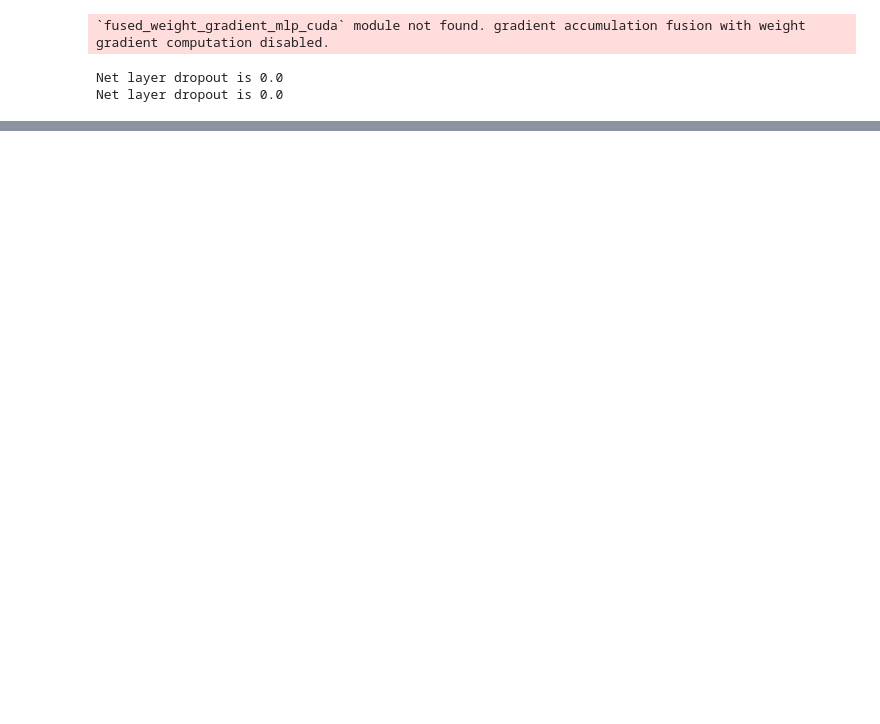
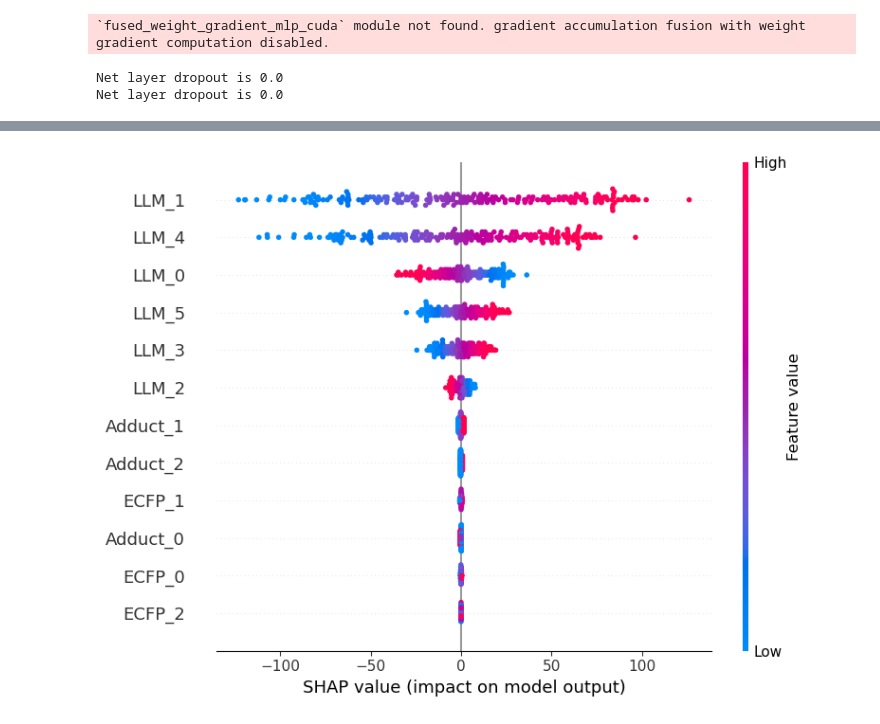
Before and after one commit to NeoNexusX/CCSLLM, a Jupyter notebook: test.ipynb, the cells around one changed output, grey strips where cells are left out. Cells and saved outputs as stored; diff of their text form; code cells hidden in the pictures; blank space fills up the shorter version.

```diff
--- a/test.ipynb
+++ b/test.ipynb
@@ -144,0 +172,21 @@ IndexError: tuple index out of range
+# %%
+# 1. 确定需要显示的特征索引
+selected_indices = list(range(6)) + list(range(32, 35)) + list(range(64, 67))  # 前10个和第30-40个特征
+
+# 2. 筛选 SHAP 值和特征名称
+shap_values_selected = shap_values[:, selected_indices]  # 筛选 SHAP 值
+features_name_selected = [features_name[i] for i in selected_indices]  # 筛选特征名称
+
+# 3. 筛选测试数据的特征列
+test_pred_selected = test_pred[:200, selected_indices]  # 筛选相同的特征列
+
+# 4. 绘制 SHAP 摘要图
+shap.summary_plot(
+    shap_values_selected,  # 筛选后的 SHAP 值
+    test_pred_selected,    # 筛选后的测试数据
+    feature_names=features_name_selected,  # 筛选后的特征名称
+    max_display=len(selected_indices),  # 显示所有筛选后的特征,
+    plot_size=(8, 6)
+)
+# %% [output]
+[figure, added]
```
Also changed, not shown: parts of 14 cells of this notebook, 6 other files.
